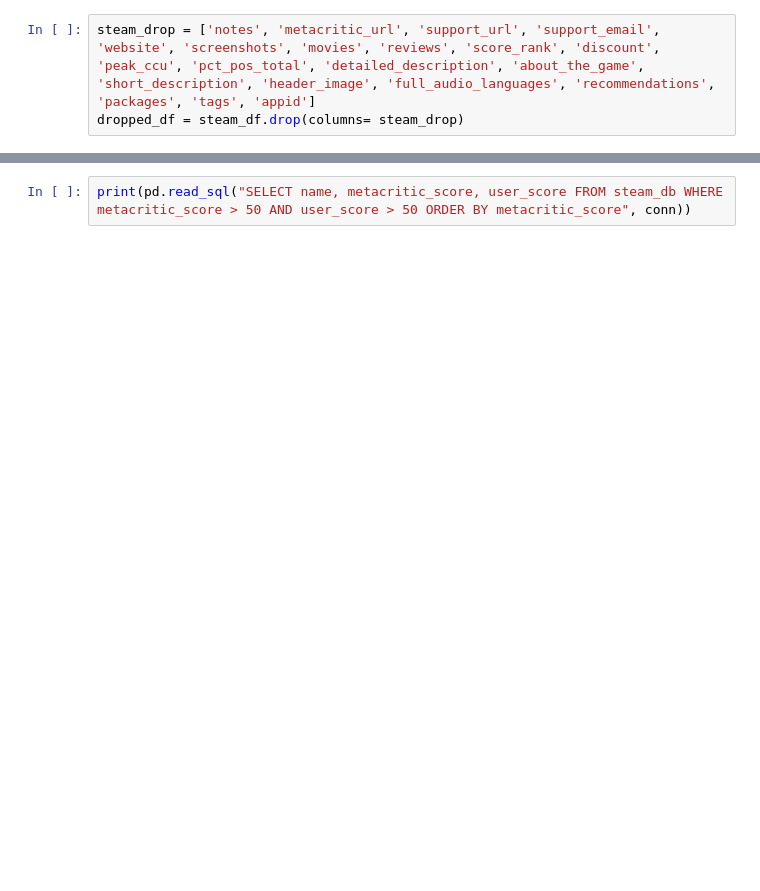
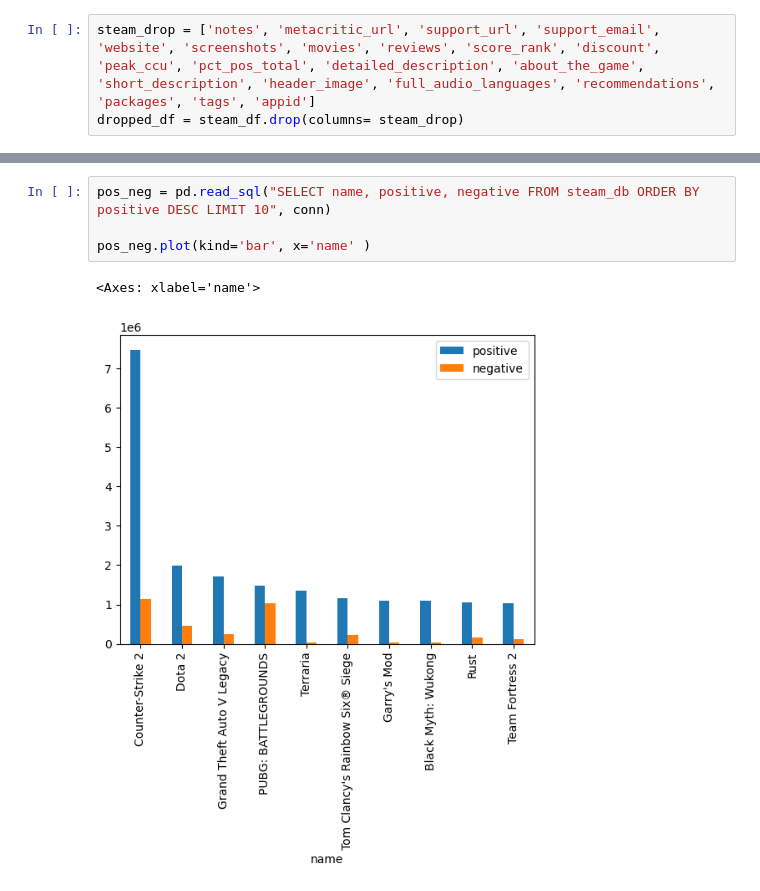
Before and after one commit to cadencheek/video_game_sales_analysis, a Jupyter notebook: game_sales_sql_analysis.ipynb, the cells around one changed output, grey strips where cells are left out. Drawn from its saved outputs; the diff is of its cells as text; blank space fills up the shorter version.

Commit message:
Added visualizations and more SQL query

```diff
--- a/game_sales_sql_analysis.ipynb
+++ b/game_sales_sql_analysis.ipynb
@@ -27,2 +76,7 @@ dropped_df.columns
 # %%
-print(pd.read_sql("SELECT name, metacritic_score, user_score FROM steam_db WHERE metacritic_score > 50 AND user_score > 50 ORDER BY metacritic_score", conn))
+pos_neg = pd.read_sql("SELECT name, positive, negative FROM steam_db ORDER BY positive DESC LIMIT 10", conn)
+
+pos_neg.plot(kind='bar', x='name' )
+# %% [output]
+<Axes: xlabel='name'>
+[figure, added]
```
Also changed, not shown: parts of 12 cells of this notebook.
